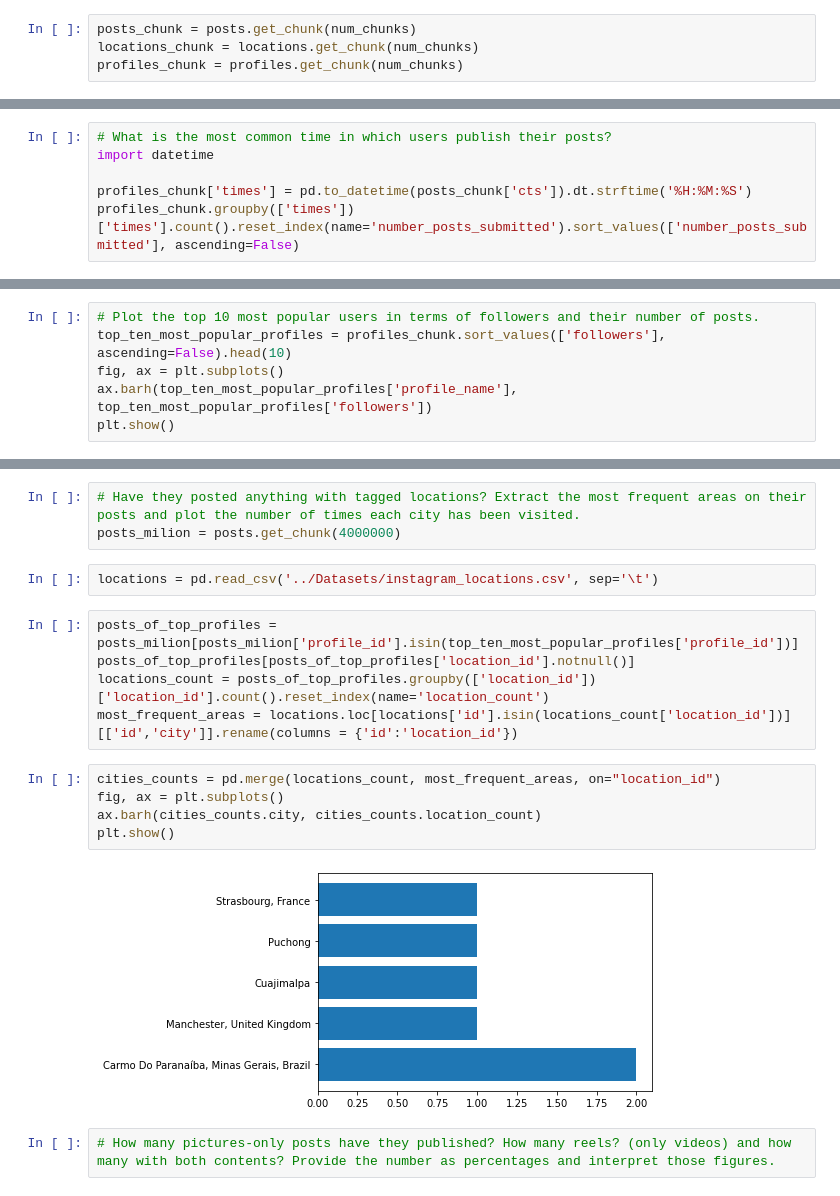
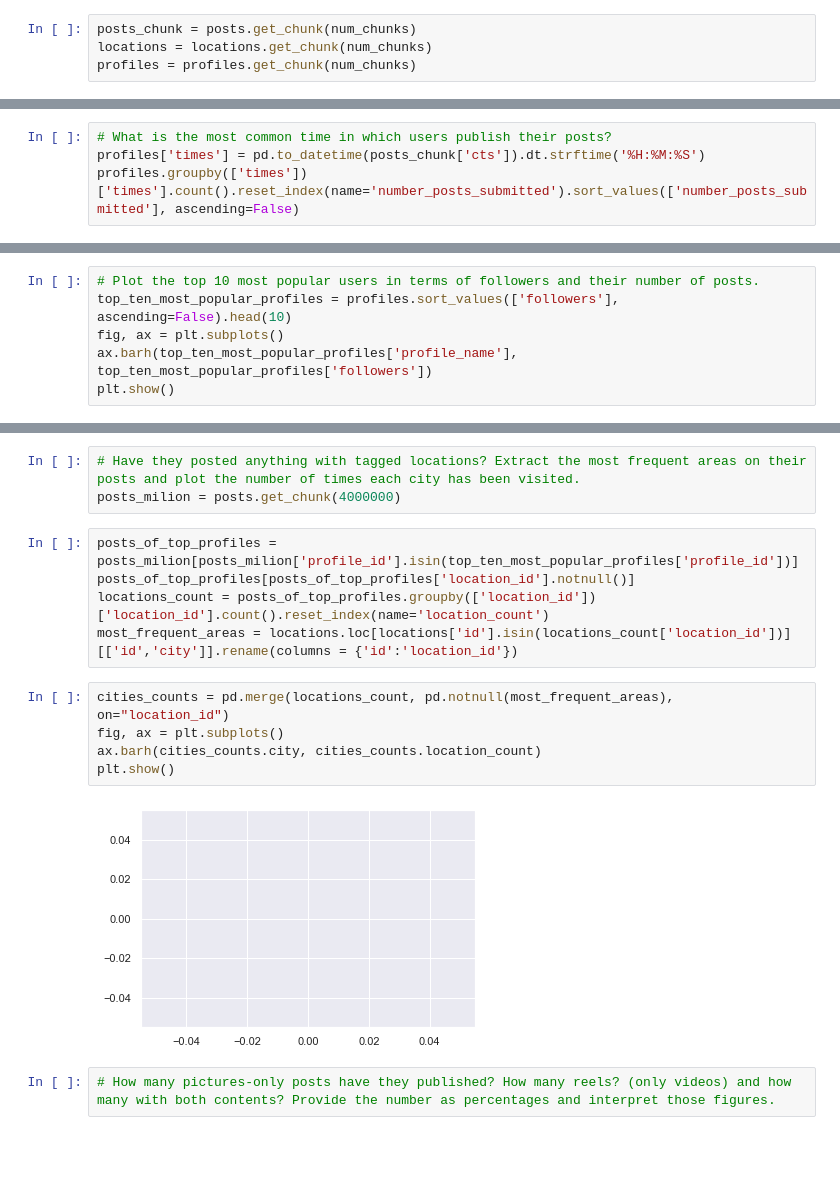
Before and after one commit to GiacomoBelliniStudent/ADM-HW2, a Jupyter notebook: main.ipynb, the cells around one changed output, grey strips where cells are left out. Saved outputs shown, nothing was run; the diff lists cells and outputs as text; blank space fills up the shorter version.

Commit message:
update datasets

```diff
--- a/main.ipynb
+++ b/main.ipynb
@@ -145,8 +270,8 @@ profiles = pd.read_csv('../Datasets/instagram_profiles.csv', sep='\t', iterator=
 num_chunks = 10000
 # %%
 posts_chunk = posts.get_chunk(num_chunks)
-locations_chunk = locations.get_chunk(num_chunks)
-profiles_chunk = profiles.get_chunk(num_chunks)
+locations = locations.get_chunk(num_chunks)
+profiles = profiles.get_chunk(num_chunks)
 # %%
 posts.get_chunk(5)
 # %% [output]
@@ -340,10 +465,8 @@ not business account percentage: 62.849999999999994
 ## **[RQ3] Now it's important to understand the most common times in which users publish their posts**
 # %%
 # What is the most common time in which users publish their posts?
-import datetime
-
-profiles_chunk['times'] = pd.to_datetime(posts_chunk['cts']).dt.strftime('%H:%M:%S')
-profiles_chunk.groupby(['times'])['times'].count().reset_index(name='number_posts_submitted').sort_values(['number_posts_submitted'], ascending=False)
+profiles['times'] = pd.to_datetime(posts_chunk['cts']).dt.strftime('%H:%M:%S')
+profiles.groupby(['times'])['times'].count().reset_index(name='number_posts_submitted').sort_values(['number_posts_submitted'], ascending=False)
 # %% [output]
 |  | times | number_posts_submitted |
 | 7444 | 19:47:56 | 3 |
@@ -444,7 +566,7 @@ plot_posts_per_time(interval_list, posts_of_n_top_profiles)
 ## **[RQ5] The most influential users are the ones with the highest number of “followers", you can now look more into their activity.**
 # %%
 # Plot the top 10 most popular users in terms of followers and their number of posts.
-top_ten_most_popular_profiles = profiles_chunk.sort_values(['followers'], ascending=False).head(10)
+top_ten_most_popular_profiles = profiles.sort_values(['followers'], ascending=False).head(10)
 fig, ax = plt.subplots()
 ax.barh(top_ten_most_popular_profiles['profile_name'], top_ten_most_popular_profiles['followers'])
 plt.show()
@@ -459,19 +581,17 @@ top_ten_most_popular_profiles.loc[top_ten_most_popular_profiles['followers'] ==
 # %%
 # Have they posted anything with tagged locations? Extract the most frequent areas on their posts and plot the number of times each city has been visited.
 posts_milion = posts.get_chunk(4000000)
-# %%
-locations = pd.read_csv('../Datasets/instagram_locations.csv', sep='\t')
 # %%
 posts_of_top_profiles = posts_milion[posts_milion['profile_id'].isin(top_ten_most_popular_profiles['profile_id'])]
 posts_of_top_profiles[posts_of_top_profiles['location_id'].notnull()]
 locations_count = posts_of_top_profiles.groupby(['location_id'])['location_id'].count().reset_index(name='location_count')
 most_frequent_areas = locations.loc[locations['id'].isin(locations_count['location_id'])][['id','city']].rename(columns = {'id':'location_id'})
 # %%
-cities_counts = pd.merge(locations_count, most_frequent_areas, on="location_id")
+cities_counts = pd.merge(locations_count, pd.notnull(most_frequent_areas), on="location_id")
 fig, ax = plt.subplots()
 ax.barh(cities_counts.city, cities_counts.location_count)
 plt.show()
 # %% [output]
-[figure, old version]
+[figure, new version]
 # %%
 # How many pictures-only posts have they published? How many reels? (only videos) and how many with both contents? Provide the number as percentages and interpret those figures.
```
Also changed, not shown: parts of 35 cells of this notebook.
